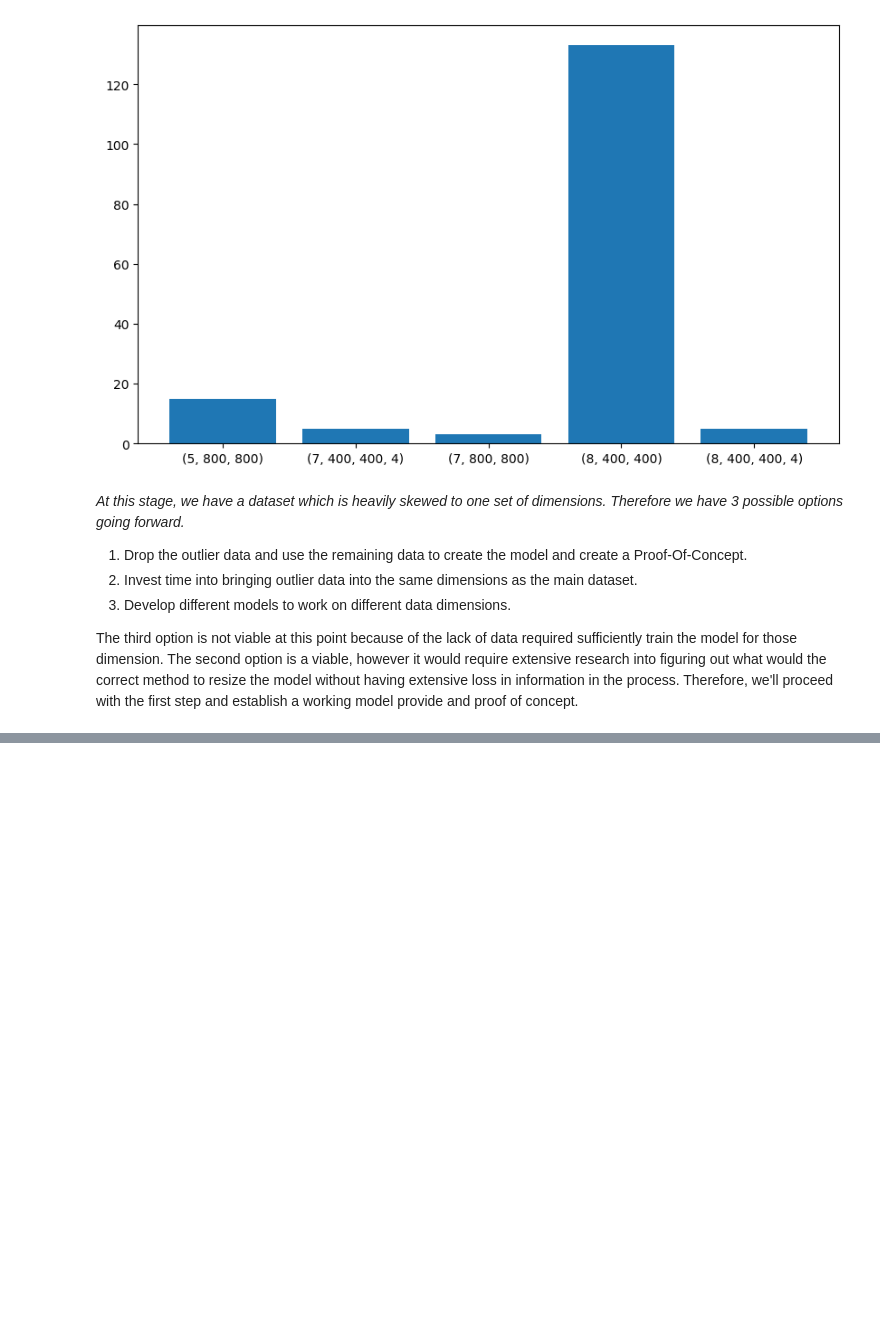
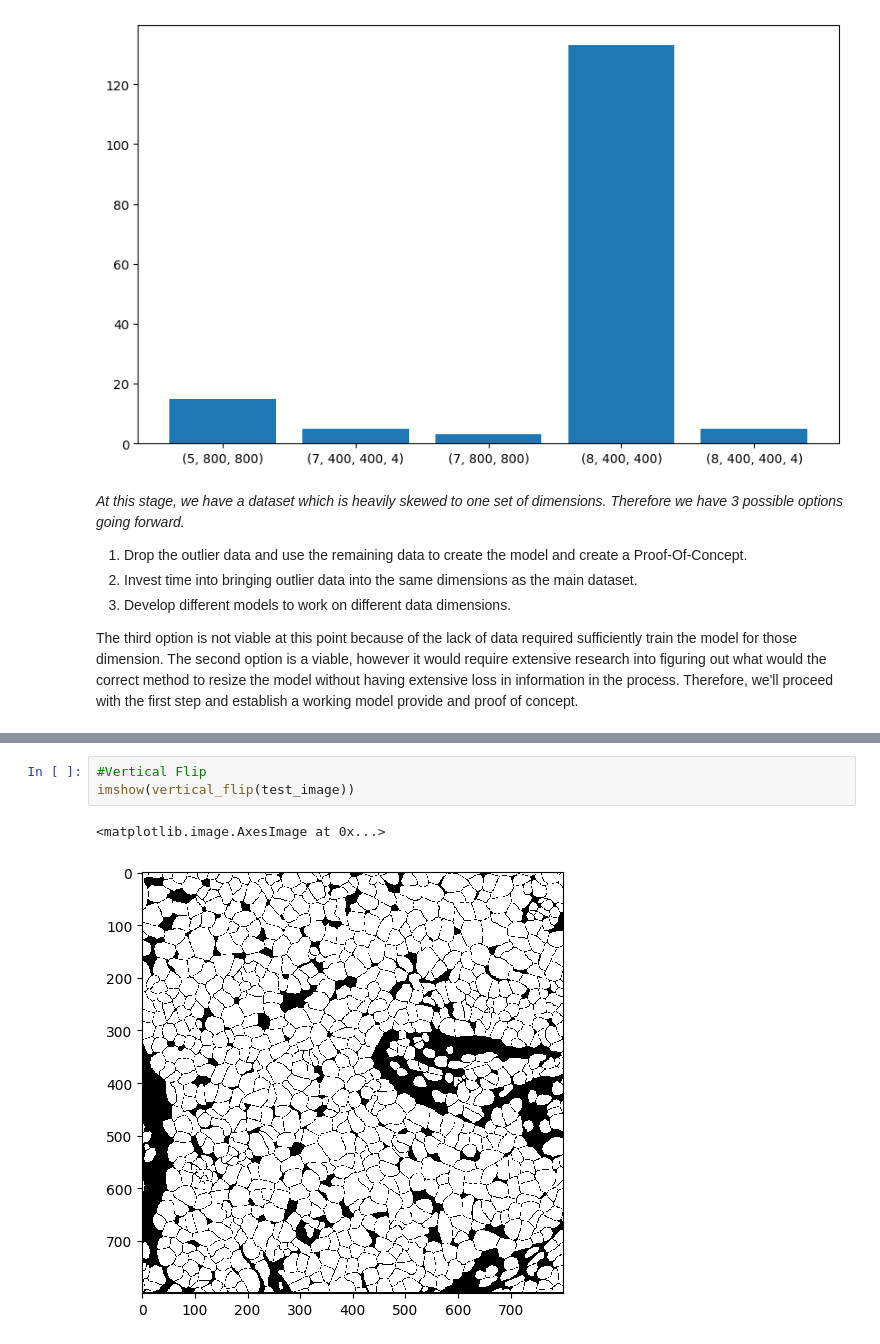
Before and after one commit to ganand2021/multiplexed-immunofluorescence-instance-segmentation, a Jupyter notebook: scripts/EDA & Data Preprocessing.ipynb, the cells around one changed output, grey strips where cells are left out. Saved outputs shown, nothing was run; the diff lists cells and outputs as text; blank space fills up the shorter version.

```diff
--- a/scripts/EDA & Data Preprocessing.ipynb
+++ b/scripts/EDA & Data Preprocessing.ipynb
@@ -246,0 +458,6 @@ The third option is not viable at this point because of the lack of data require
+# %%
+#Vertical Flip
+imshow(vertical_flip(test_image))
+# %% [output]
+<matplotlib.image.AxesImage at 0x...>
+[figure, added]
```
Also changed, not shown: parts of 27 cells of this notebook, 5 other files.
